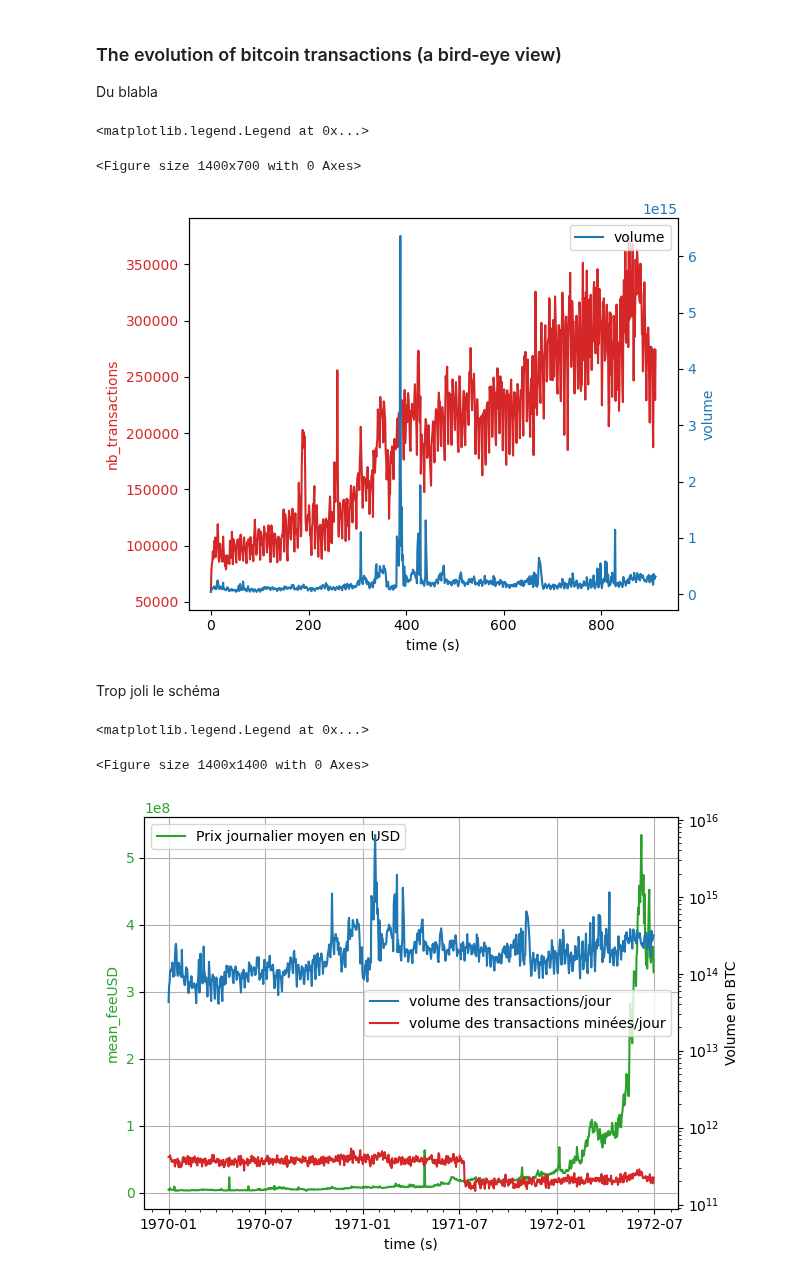
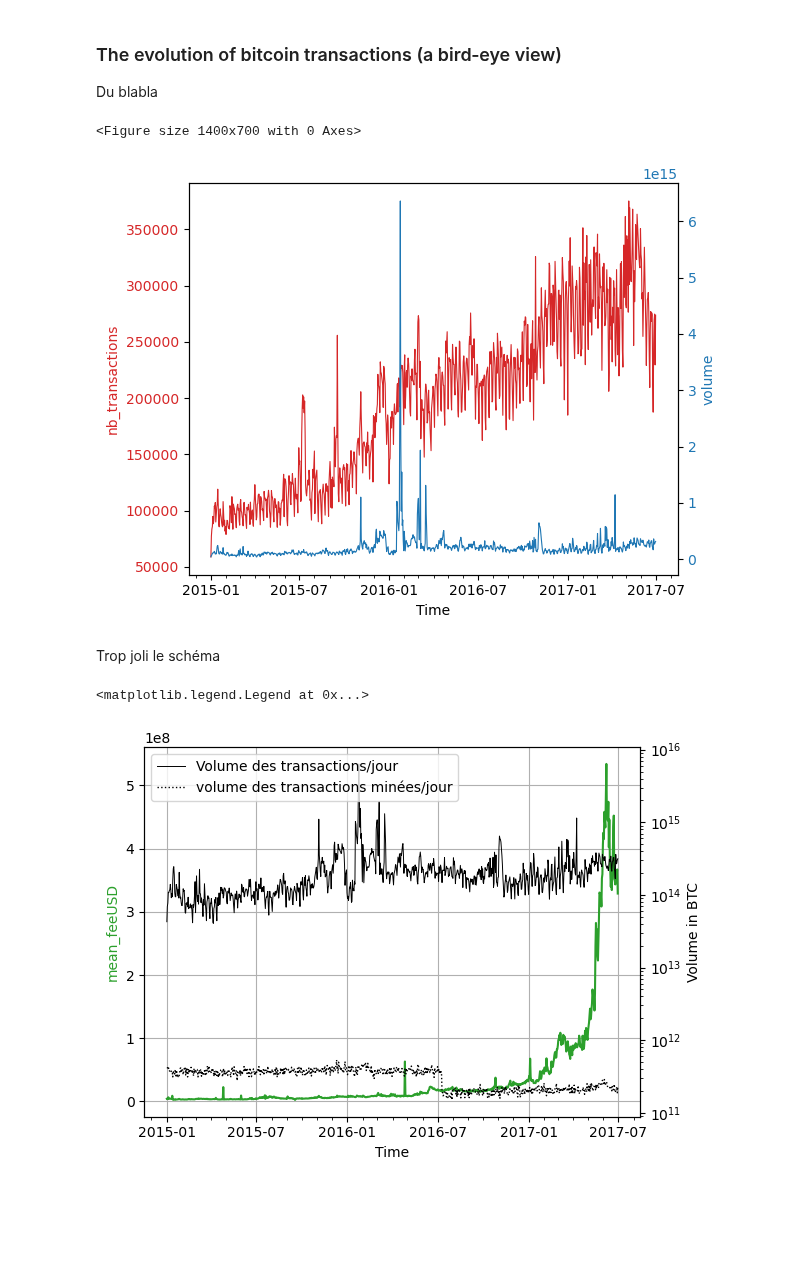
Before and after one commit to trsdimi/big-data, a Jupyter notebook: main.ipynb, the cells around one changed output. Drawn from its saved outputs; the diff is of its cells as text; code cells hidden in the pictures; blank space fills up the shorter version.

Commit message:
Corrections graphs, date, couleurs, epaisseur, legende

```diff
--- a/main.ipynb
+++ b/main.ipynb
@@ -211,70 +214,62 @@ Du blabla
 # %%
 plt.figure(figsize=(14,7))
 
-
-
+plt.style.use('default')
 
 fig, ax1 = plt.subplots()
 
 color = 'tab:red'
-ax1.set_xlabel('time (s)')
+ax1.set_xlabel('Time')
 ax1.set_ylabel('nb_transactions', color=color)
-ax1.plot(global_data['nb_transactions'], color=color, label='Transactions')
+ax1.plot(global_data['date'], global_data['nb_transactions'], linewidth=0.8, color=color, label='Transactions')
 ax1.tick_params(axis='y', labelcolor=color)
+
+
+ax1.xaxis.set_major_formatter(mdates.DateFormatter('%Y-%m'))
+ax1.xaxis.set_major_locator(mdates.MonthLocator(bymonth=(1, 7)))
+ax1.xaxis.set_minor_locator(mdates.MonthLocator())
 
 ax2 = ax1.twinx()  # instantiate a second axes that shares the same x-axis
 
 color = 'tab:blue'
 ax2.set_ylabel('volume', color=color)  # we already handled the x-label with ax1
-ax2.plot(global_data['volume_without_self'], color=color, label='volume')
+ax2.plot(global_data['date'], global_data['volume_without_self'],  linewidth=0.8, color=color, label='volume')
 ax2.tick_params(axis='y', labelcolor=color)
 fig.tight_layout()  # otherwise the right y-label is slightly clipped
-plt.legend()
 # %% [output]
-<matplotlib.legend.Legend at 0x...>
+<Figure size 1400x700 with 0 Axes>
-<Figure size 1400x700 with 0 Axes>
-[figure, old version]
+[figure, new version]
 # %% [markdown]
 Trop joli le schéma
 # %%
 
-import matplotlib.dates as mdates
-plt.figure(figsize=(14,14))
 
-
+plt.style.use('default')
 global_data['date'] = pd.to_datetime(global_data['date'])
 
 fig, ax1 = plt.subplots()
 
 color = 'tab:green'
-ax1.set_xlabel('time (s)')
+ax1.set_xlabel('Time')
 ax1.set_ylabel('mean_feeUSD', color=color)
-ax1.plot(global_data['mean_feeUSD'], color=color, label='Prix journalier moyen en USD')
-ax1.tick_params(axis='y', labelcolor=color)
-ax1 = sns.lineplot(x='date', data=global_data)
+ax1.plot(global_data['date'], global_data['mean_feeUSD'], color=color, label='Prix journalier moyen en USD')
 
 ax1.xaxis.set_major_formatter(mdates.DateFormatter('%Y-%m'))
-
-# Major ticks every half year, minor ticks every month,
 ax1.xaxis.set_major_locator(mdates.MonthLocator(bymonth=(1, 7)))
 ax1.xaxis.set_minor_locator(mdates.MonthLocator())
 
 ax1.grid(True)
 
 ax2 = ax1.twinx()  # instantiate a second axes that shares the same x-axis
 
-color1 = 'tab:blue'
-color2 = 'tab:red'
-ax2.set_ylabel('Volume en BTC')  # we already handled the x-label with ax1
-ax2.plot(global_data['volume_without_self'], color=color1, label='volume des transactions/jour'),
-ax2.plot(global_data['total_mining_satoshi'], color=color2, label='volume des transactions minées/jour'),
-ax2.tick_params(axis='y')
-fig.tight_layout()  # otherwise the right y-label is slightly clipped
+ax2.set_ylabel('Volume in BTC')  # we already handled the x-label with ax1
+ax2.plot(global_data['date'],global_data['volume_without_self'], color='k', linewidth=0.7, label='Volume des transactions/jour'),
+ax2.plot(global_data['date'],global_data['total_mining_satoshi'], color='k', linestyle=':',  linewidth=1, label='volume des transactions minées/jour'),
+
 plt.yscale('log')
 
 
-plt.legend()
+plt.legend(loc='upper left')
 # %% [output]
 <matplotlib.legend.Legend at 0x...>
-<Figure size 1400x1400 with 0 Axes>
-[figure, old version]
+[figure, new version]
```
Also changed, not shown: parts of 6 cells of this notebook.
